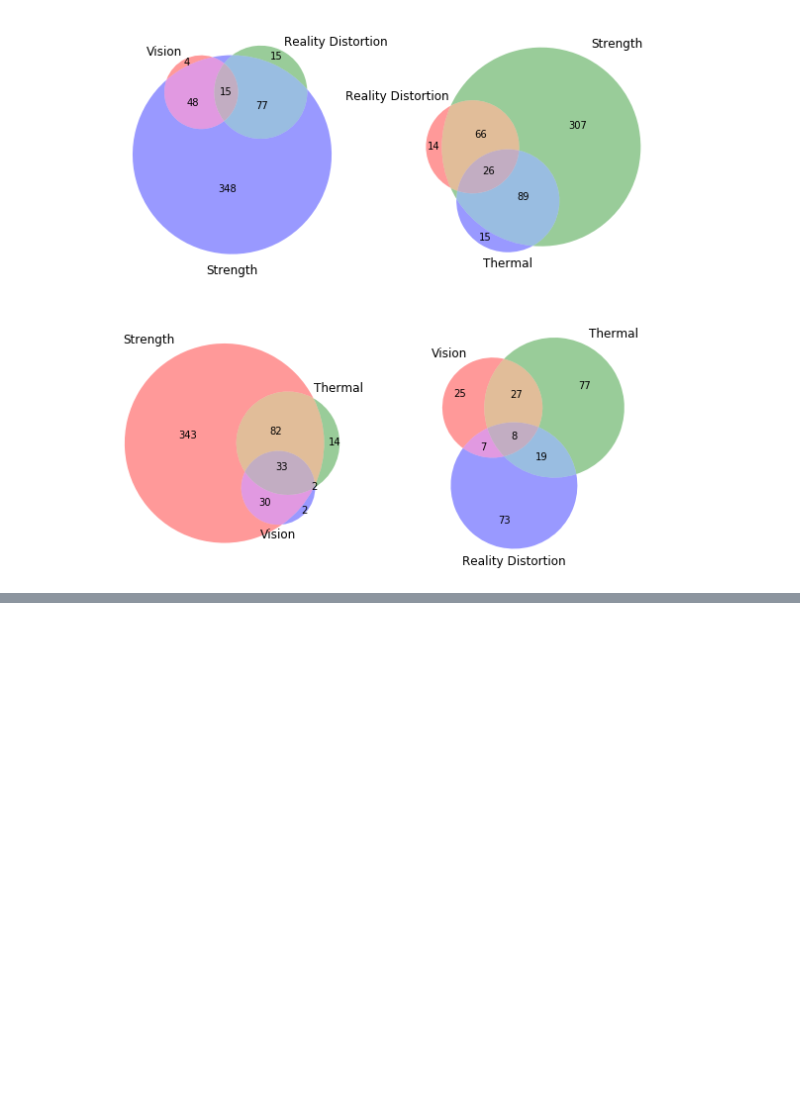
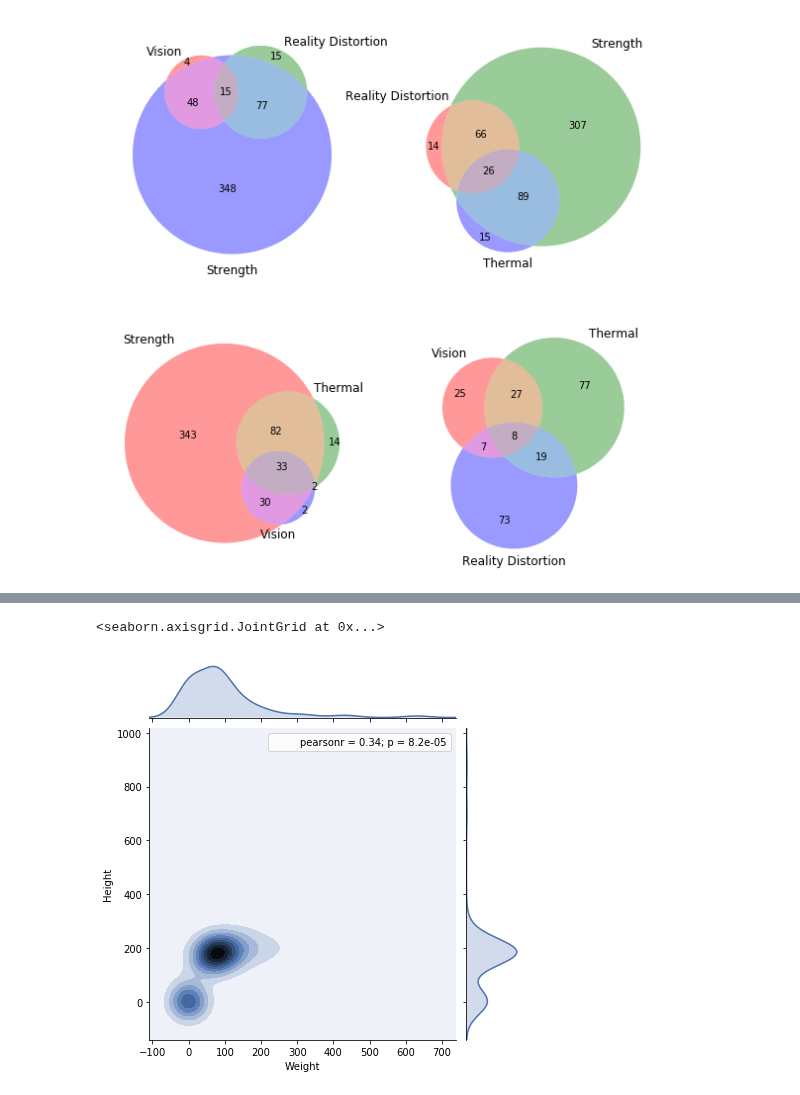
Before and after one commit to sominw/Kaggle, a Jupyter notebook: superheros/starter.ipynb, the cells around one changed output, grey strips where cells are left out. Cells and saved outputs as stored; diff of their text form; code cells hidden in the pictures; blank space fills up the shorter version.

Commit message:
more plots

```diff
--- a/superheros/starter.ipynb
+++ b/superheros/starter.ipynb
@@ -4,13 +4,15 @@ import numpy as np
 
 import matplotlib.pyplot as plt
 from matplotlib_venn import venn3, venn3_circles
+plt.style.use('seaborn-deep')
 import seaborn as sns
-
+sns.set_style("whitegrid")
 np.random.seed(42)
 %matplotlib inline
 # %%
 heroes_info = pd.read_csv("heroes_information.csv")
 heroes_info.drop(heroes_info.columns[0], axis=1, inplace=True)
+heroes_info = heroes_info.rename(columns={'name':'hero_names'})
 heroes_powers = pd.read_csv("super_hero_powers.csv")
 heroes_powers.sample(5)
 # %% [output]
@@ -112,3 +108,10 @@ venn3([vision_heroes, thermal_heroes, reality_dist_heroes],
 # %% [output]
 <matplotlib_venn._common.VennDiagram at 0x...>
 [figure]
+# %%
+thermal_hero_prop = pd.merge(heroes_info, thermal, on='hero_names')
+thermal_hero_prop.replace([-99, np.NaN],0, inplace=True)
+realDis_hero_prop = pd.merge(heroes_info, reality_dis, on='hero_names')
+realDis_hero_prop.replace(-99,0, inplace=True)
+vision_hero_prop = pd.merge(heroes_info, reality_dis, on='hero_names')
+vision_hero_prop.replace(-99,0, inplace=True)
@@ -114,0 +140,7 @@ venn3([vision_heroes, thermal_heroes, reality_dist_heroes],
+# %%
+sns.jointplot(thermal_hero_prop.Weight, thermal_hero_prop.Height,
+              data=thermal_hero_prop, kind='kde')
+#plt.title("Height & Weight of heroes with Thermal abilities")
+# %% [output]
+<seaborn.axisgrid.JointGrid at 0x...>
+[figure, added]
```
Also changed, not shown: parts of 5 cells of this notebook.
